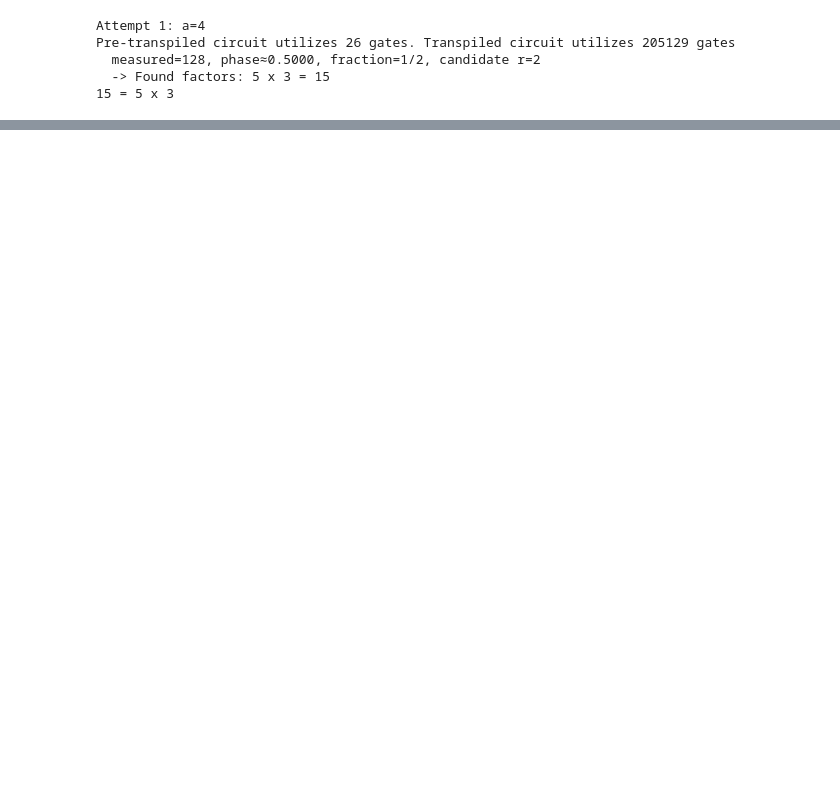
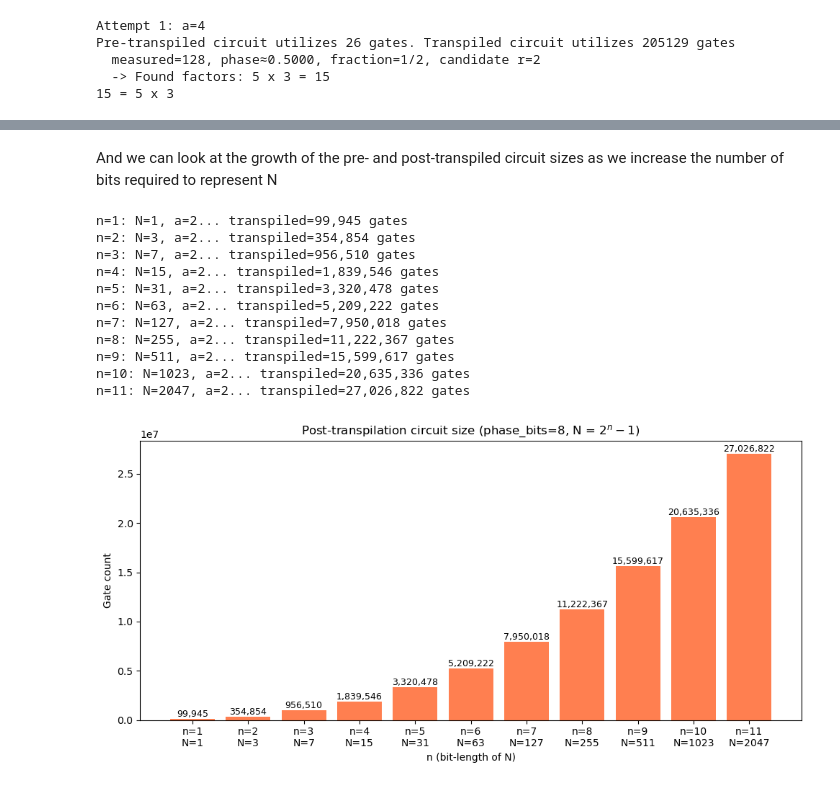
Before and after one commit to ryanfarr01/QIP_Project, a Jupyter notebook: shors_implementation.ipynb, the cells around one changed output, grey strips where cells are left out. Drawn from its saved outputs; the diff is of its cells as text; code cells hidden in the pictures; blank space fills up the shorter version.

```diff
--- a/shors_implementation.ipynb
+++ b/shors_implementation.ipynb
@@ -405,0 +438,55 @@ Pre-transpiled circuit utilizes 26 gates. Transpiled circuit utilizes 205129 gat
+# %% [markdown]
+And we can look at the growth of the pre- and post-transpiled circuit sizes as we increase the number of bits required to represent N
+# %%
+n_values = []
+N_values = []
+post_gates = []
+
+basis_gates = ['x', 'y', 'z', 'cx', 'p', 'h', 'swap', 'measure']
+
+for n in range(1, 12):
+    N_test = 2**n - 1
+
+    # Pick the smallest valid a
+    a_test = 2
+    while math.gcd(a_test, N_test) != 1:
+        a_test += 1
+
+    print(f"n={n}: N={N_test}, a={a_test}...", end=" ", flush=True)
+
+    qc = shor_period_finding_circuit(a=a_test, N=N_test, phase_bits=8)
+    qc_t = transpile(qc, basis_gates=basis_gates)
+    post = qc_t.size()
+
+    print(f"transpiled={post:,} gates")
+
+    n_values.append(n)
+    N_values.append(N_test)
+    post_gates.append(post)
+
+fig, ax = plt.subplots(figsize=(10, 5))
+
+labels = [f"n={n}\nN={N}" for n, N in zip(n_values, N_values)]
+
+ax.bar(labels, post_gates, color="coral")
+ax.set_xlabel("n (bit-length of N)")
+ax.set_ylabel("Gate count")
+ax.set_title("Post-transpilation circuit size (phase_bits=8, N = $2^n - 1$)")
+for i, v in enumerate(post_gates):
+    ax.text(i, v, f"{v:,}", ha="center", va="bottom", fontsize=9)
+
+fig.tight_layout()
+plt.show()
+# %% [output]
+n=1: N=1, a=2... transpiled=99,945 gates
+n=2: N=3, a=2... transpiled=354,854 gates
+n=3: N=7, a=2... transpiled=956,510 gates
+n=4: N=15, a=2... transpiled=1,839,546 gates
+n=5: N=31, a=2... transpiled=3,320,478 gates
+n=6: N=63, a=2... transpiled=5,209,222 gates
+n=7: N=127, a=2... transpiled=7,950,018 gates
+n=8: N=255, a=2... transpiled=11,222,367 gates
+n=9: N=511, a=2... transpiled=15,599,617 gates
+n=10: N=1023, a=2... transpiled=20,635,336 gates
+n=11: N=2047, a=2... transpiled=27,026,822 gates
+[figure, added]
```
Also changed, not shown: parts of 11 cells of this notebook.
